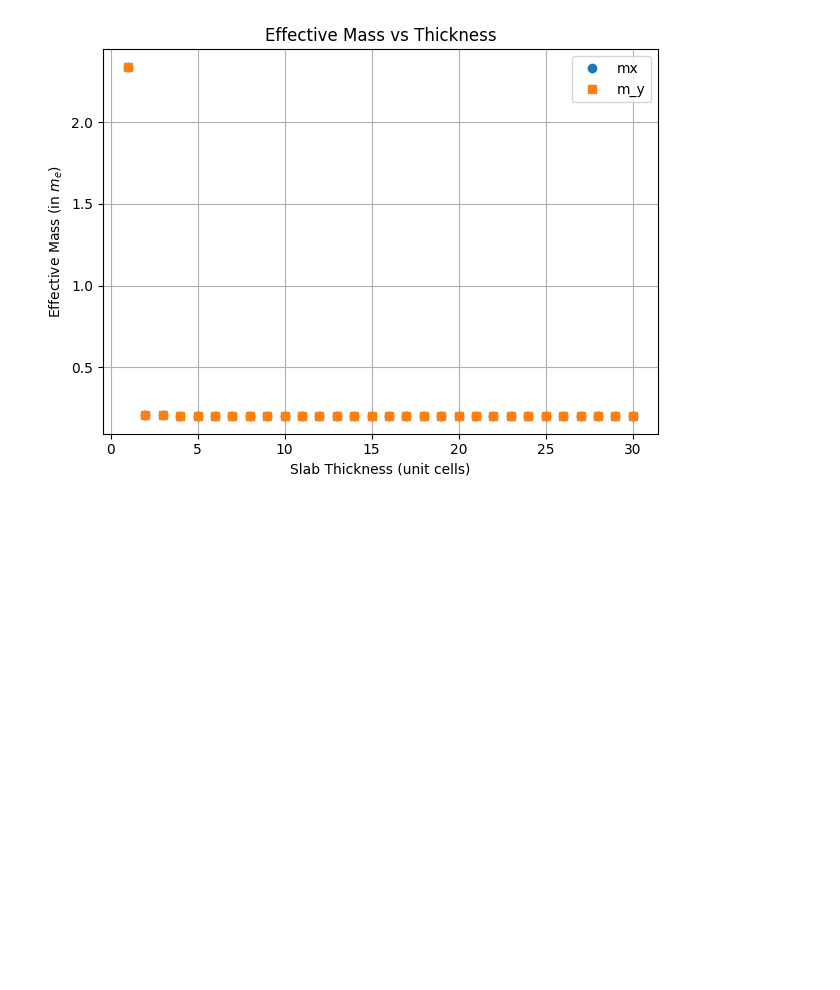
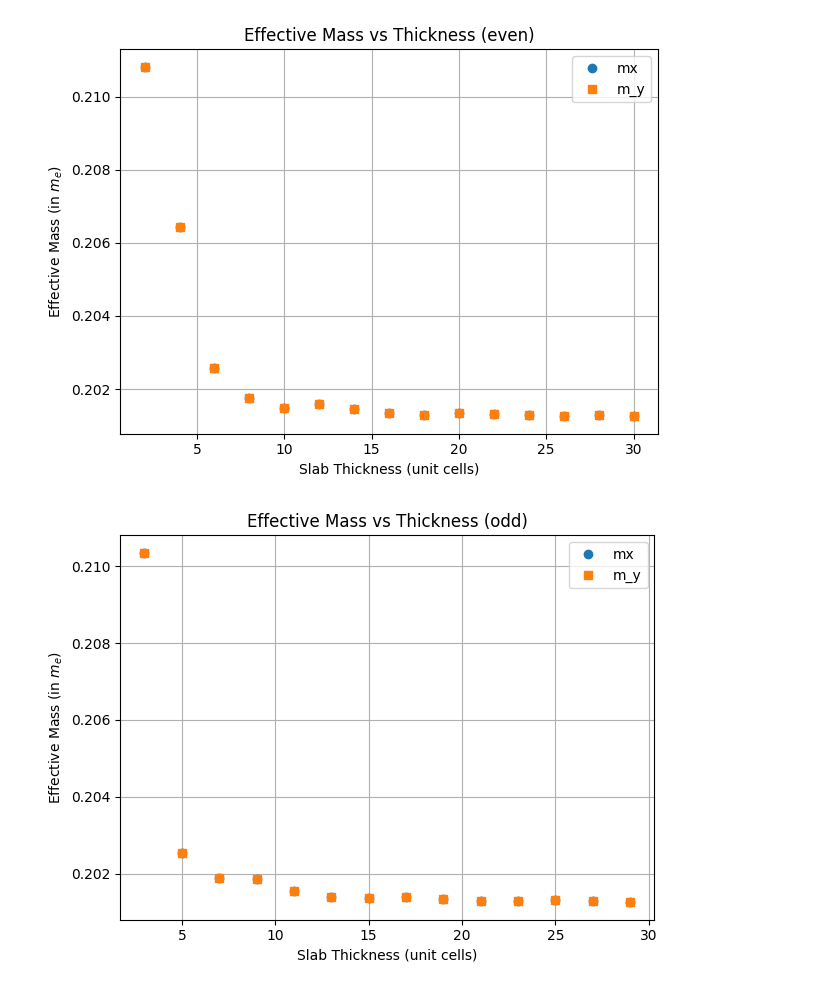
Before and after one commit to nandandiwan/transistorNEGF, a Jupyter notebook: src/tight_binding/effective_mass.ipynb, the cells around one changed output. Saved outputs shown, nothing was run; the diff lists cells and outputs as text; code cells hidden in the pictures; blank space fills up the shorter version.

```diff
--- a/src/tight_binding/effective_mass.ipynb
+++ b/src/tight_binding/effective_mass.ipynb
@@ -93,16 +93,16 @@ class EffectiveMass(TightBindingHamiltonian):
 
         #shift
         ei = np.eye(2)
-
-        # Hessian
         H = np.zeros((2,2))
         for i in range(2):
-            # second derivative along axis i
-            kp = self.frac_shift(k0,  +delta_frac * ei[i])
-            km = self.frac_shift(k0,  -delta_frac * ei[i])
-            H[i,i] = (E(kp) + E(km) - 2*E(k0)) / dk**2
+            # Fourth-order second derivative along axis i
+            kp2 = self.frac_shift(k0, +2*delta_frac * ei[i])
+            kp1 = self.frac_shift(k0, +delta_frac * ei[i])
+            km1 = self.frac_shift(k0, -delta_frac * ei[i])
+            km2 = self.frac_shift(k0, -2*delta_frac * ei[i])
+            H[i,i] = (-E(kp2) + 16*E(kp1) - 30*E(k0) + 16*E(km1) - E(km2)) / (12*dk**2)
 
-            # mixed derivatives
+            # Mixed derivatives remain second-order
             for j in range(i+1, 2):
                 kpp = self.frac_shift(k0, +delta_frac*ei[i] + delta_frac*ei[j])
                 kmm = self.frac_shift(k0, -delta_frac*ei[i] - delta_frac*ei[j])
@@ -124,7 +124,7 @@ for i in range(1, 31):
     k_gamma = np.array([0,0])
     energy,H =  effectiveMass.create_tight_binding_sparse(k_gamma)
     effectiveMass.analyzeEnergyRange(k_gamma, energy)
-    m = effectiveMass.calculateEffectiveMass()
+    m = effectiveMass.calculateEffectiveMass(resolution = 40)
     print(f"Effective mass are {m[0,0]} and {m[1,1]} at {i} conventional unit cells")
     effectiveMassData[i - 1] = m
 # %% [output]
@@ -148,19 +148,37 @@ Effective mass are 0.20133369102164708 and 0.20133369102167253 at 30 conventiona
 # %%
 import numpy as np
 import matplotlib.pyplot as plt
-mxx = np.array([val[0,0] for val in effectiveMassData])
-myy = np.array([val[1,1] for val in effectiveMassData])
-thickness = np.array([i for i in range (1,31)])
+mxx = np.array([val[0,0] for val in effectiveMassData[1::2]])
+myy = np.array([val[1,1] for val in effectiveMassData[1::2]])
+thickness = np.array([i for i in range (2,31, 2)])
 
 plt.figure()
 plt.plot(thickness, mxx, 'o', label='mx')
 plt.plot(thickness, myy, 's', label='m_y')
 plt.xlabel('Slab Thickness (unit cells)')
 plt.ylabel('Effective Mass (in $m_e$)')
-plt.title('Effective Mass vs Thickness')
+plt.title('Effective Mass vs Thickness (even)')
 plt.legend()
 plt.grid(True)
 plt.tight_layout()
 plt.show()
+
+import numpy as np
+import matplotlib.pyplot as plt
+mxx = np.array([val[0,0] for val in effectiveMassData[2::2]])
+myy = np.array([val[1,1] for val in effectiveMassData[2::2]])
+thickness = np.array([i for i in range (3,31, 2)])
+
+plt.figure()
+plt.plot(thickness, mxx, 'o', label='mx')
+plt.plot(thickness, myy, 's', label='m_y')
+plt.xlabel('Slab Thickness (unit cells)')
+plt.ylabel('Effective Mass (in $m_e$)')
+plt.title('Effective Mass vs Thickness (odd)')
+plt.legend()
+plt.grid(True)
+plt.tight_layout()
+plt.show()
 # %% [output]
-[figure, old version]
+[figure, new version]
+[figure, added]
```
Also changed, not shown: parts of 1 cell of this notebook, 2 other files.
